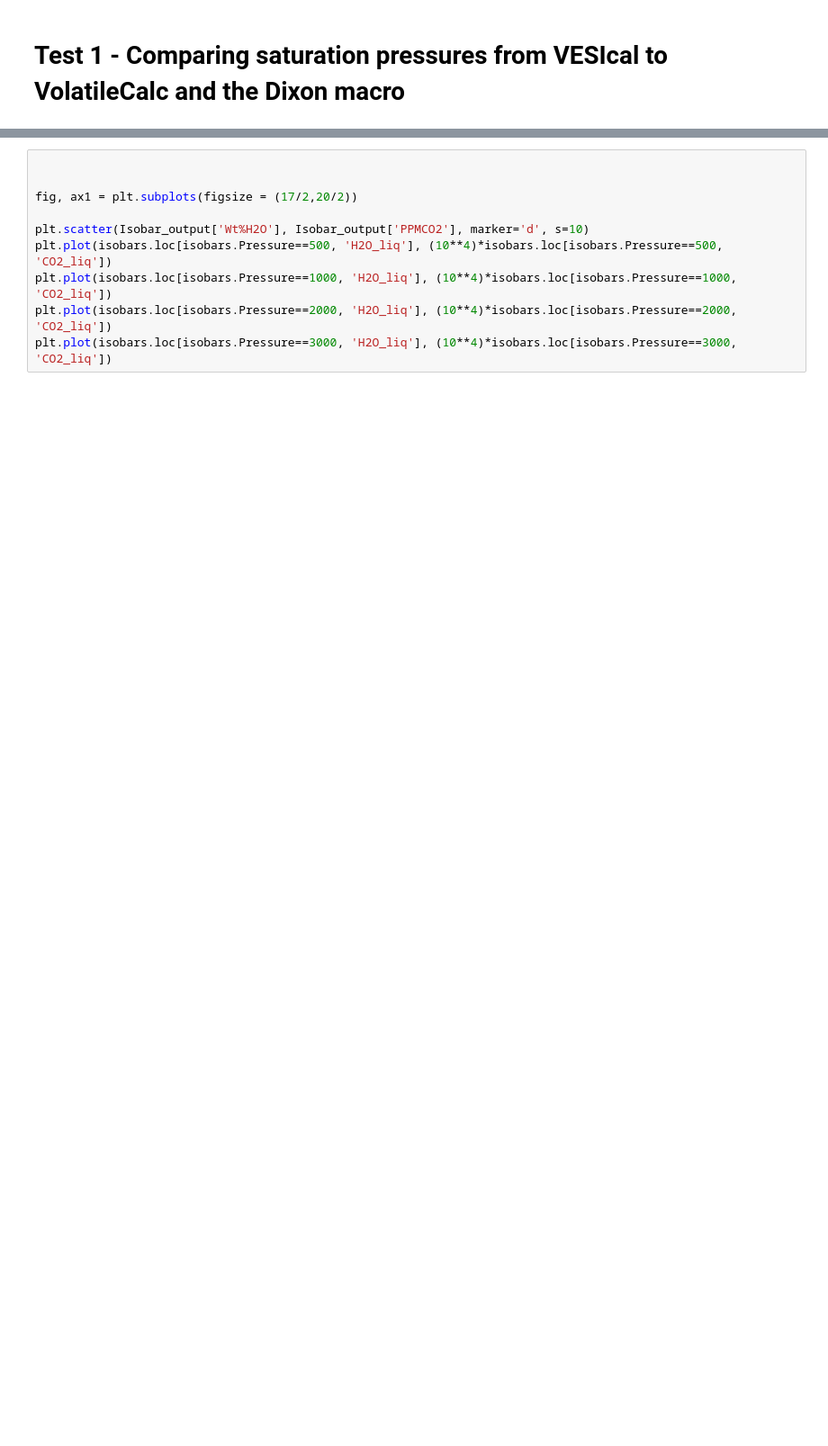
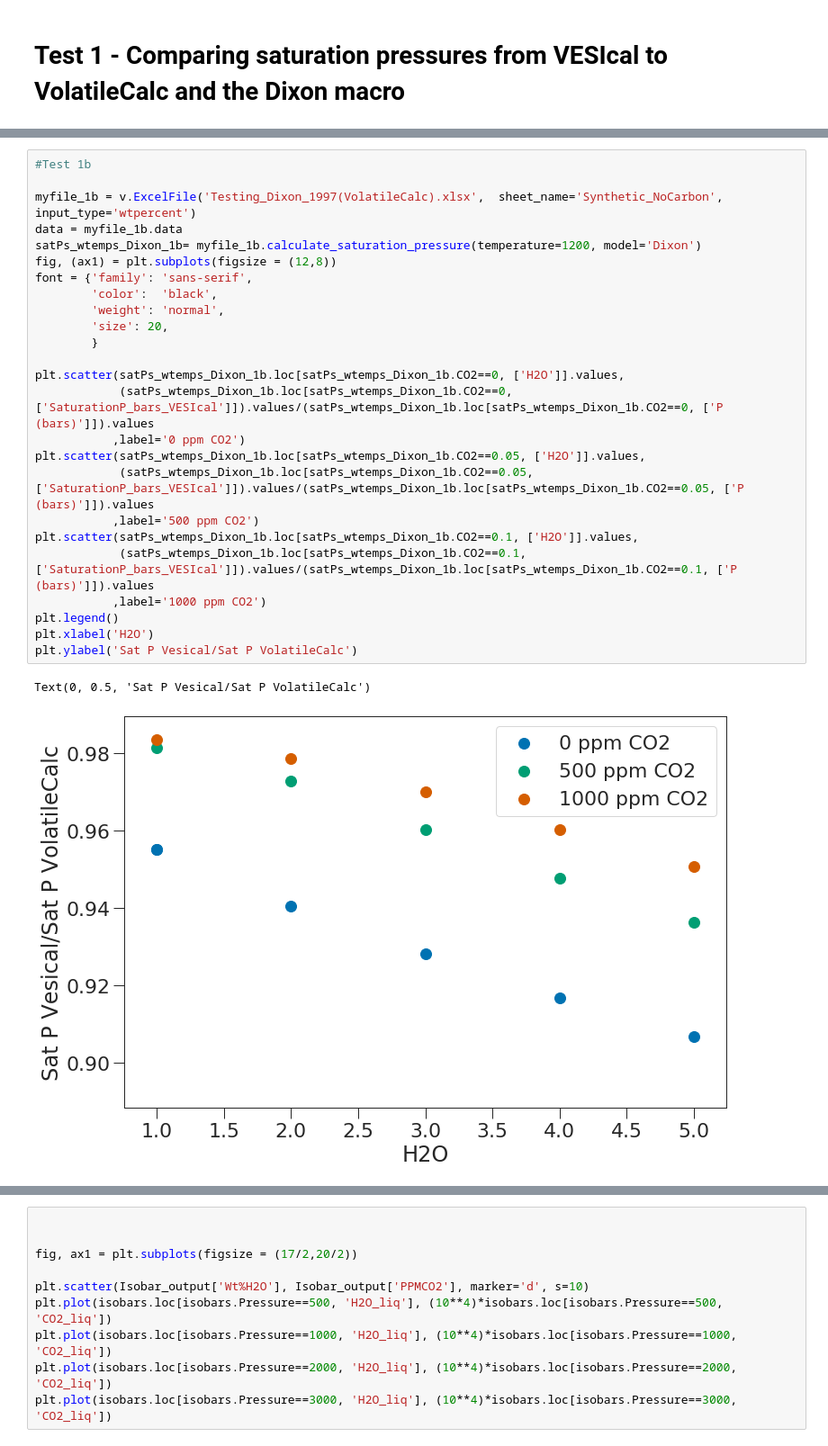
Before and after one commit to kaylai/VESIcal, a Jupyter notebook: Calibration/Testing/Testing_Dixon_1997(VolatileCalc).ipynb, the cells around one changed output, grey strips where cells are left out. Shown at 90% size. Drawn from its saved outputs; the diff is of its cells as text; blank space fills up the shorter version.

```diff
--- a/Calibration/Testing/Testing_Dixon_1997(VolatileCalc).ipynb
+++ b/Calibration/Testing/Testing_Dixon_1997(VolatileCalc).ipynb
@@ -329,0 +137,28 @@ dissolved_noH2O=v.calculate_dissolved_volatiles(sample=bulk_comp, temperature=12
+# %%
+#Test 1b
+
+myfile_1b = v.ExcelFile('Testing_Dixon_1997(VolatileCalc).xlsx',  sheet_name='Synthetic_NoCarbon', input_type='wtpercent')
+data = myfile_1b.data
+satPs_wtemps_Dixon_1b= myfile_1b.calculate_saturation_pressure(temperature=1200, model='Dixon')
+fig, (ax1) = plt.subplots(figsize = (12,8))
+font = {'family': 'sans-serif',
+        'color':  'black',
+        'weight': 'normal',
+        'size': 20,
+        }
+
+plt.scatter(satPs_wtemps_Dixon_1b.loc[satPs_wtemps_Dixon_1b.CO2==0, ['H2O']].values,
+            (satPs_wtemps_Dixon_1b.loc[satPs_wtemps_Dixon_1b.CO2==0, ['SaturationP_bars_VESIcal']]).values/(satPs_wtemps_Dixon_1b.loc[satPs_wtemps_Dixon_1b.CO2==0, ['P (bars)']]).values
+           ,label='0 ppm CO2')
+plt.scatter(satPs_wtemps_Dixon_1b.loc[satPs_wtemps_Dixon_1b.CO2==0.05, ['H2O']].values,
+            (satPs_wtemps_Dixon_1b.loc[satPs_wtemps_Dixon_1b.CO2==0.05, ['SaturationP_bars_VESIcal']]).values/(satPs_wtemps_Dixon_1b.loc[satPs_wtemps_Dixon_1b.CO2==0.05, ['P (bars)']]).values
+           ,label='500 ppm CO2')
+plt.scatter(satPs_wtemps_Dixon_1b.loc[satPs_wtemps_Dixon_1b.CO2==0.1, ['H2O']].values,
+            (satPs_wtemps_Dixon_1b.loc[satPs_wtemps_Dixon_1b.CO2==0.1, ['SaturationP_bars_VESIcal']]).values/(satPs_wtemps_Dixon_1b.loc[satPs_wtemps_Dixon_1b.CO2==0.1, ['P (bars)']]).values
+           ,label='1000 ppm CO2')
+plt.legend()
+plt.xlabel('H2O')
+plt.ylabel('Sat P Vesical/Sat P VolatileCalc')
+# %% [output]
+Text(0, 0.5, 'Sat P Vesical/Sat P VolatileCalc')
+[figure, added]
```
Also changed, not shown: parts of 38 cells of this notebook, 1 other file.
